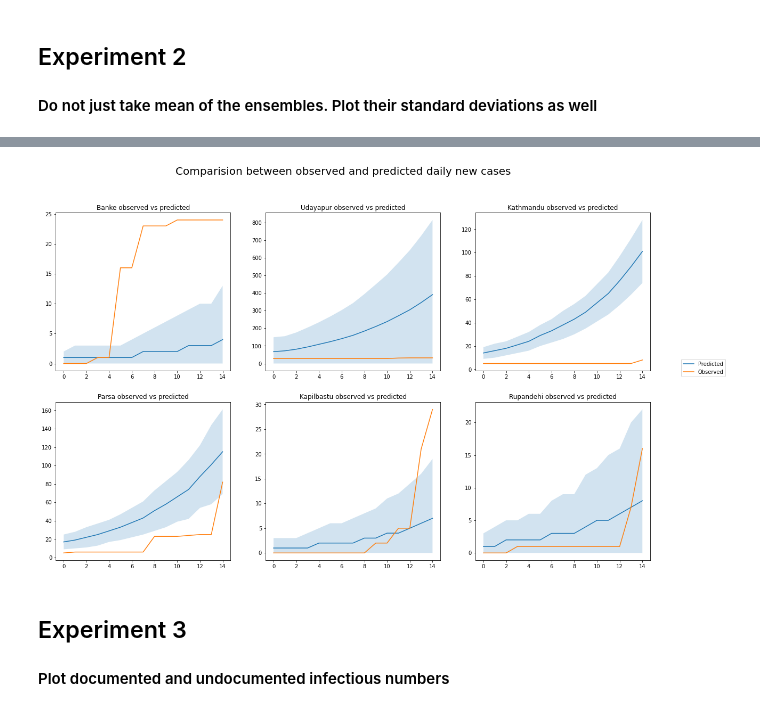
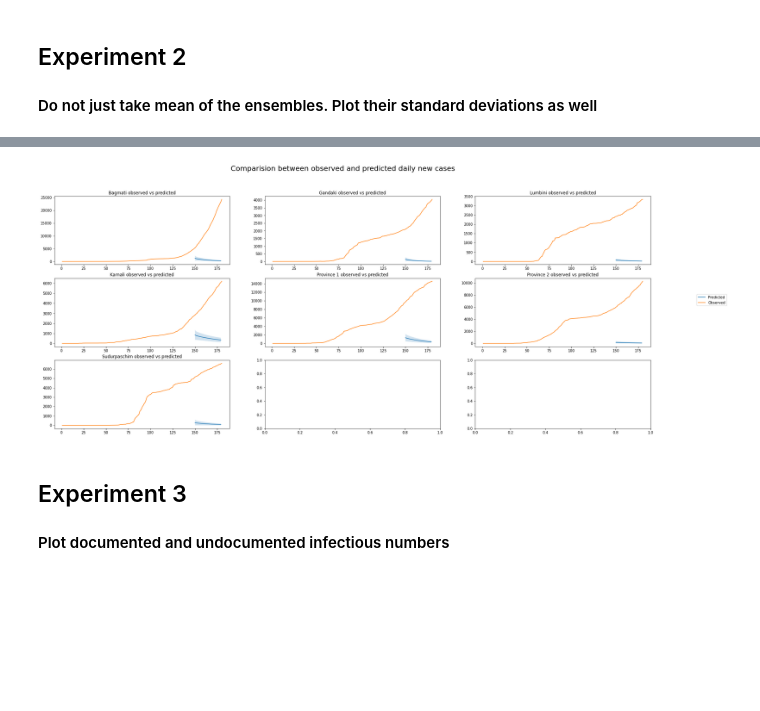
Before and after one commit to PPrasai/SEIR-simulation, a Jupyter notebook: SEIR-intercity.ipynb, the cells around one changed output, grey strips where cells are left out. Drawn from its saved outputs; the diff is of its cells as text; code cells hidden in the pictures; blank space fills up the shorter version.

Commit message:
(experiment) implements initialization fix experiment.

```diff
--- a/SEIR-intercity.ipynb
+++ b/SEIR-intercity.ipynb
@@ -194,8 +197,8 @@ mobility_matrix_over_time = get_mobility_matrix(1,31)
 # %% [markdown]
 Finally take the observed infections and make an [L, T] table.
 # %%
-# Remove the date parameter and take the first 14 days.
-observed_daily_infectious_count = raw_incidence.to_numpy()[:30, :]
+# Remove the date parameter and take the first 150 days.
+observed_daily_infectious_count = raw_incidence.to_numpy()[:150, :]
 observed_daily_infectious_count = np.transpose(
     observed_daily_infectious_count).astype(np.float32)
 # %% [markdown]
@@ -1024,18 +1155,18 @@ plt.show()
 ## Predictions time!
 # %%
 # create some np arrays for validation
-# we will use data for last 15 days
+# we will use data for last 30 days
 
-val_observed_daily_infectious_count = raw_incidence.to_numpy()[30:, :]
+val_observed_daily_infectious_count = raw_incidence.to_numpy()
 val_observed_daily_infectious_count = np.transpose(
     val_observed_daily_infectious_count).astype(np.float32)
 
-val_mobility_matrix_over_time = get_mobility_matrix(31, 46)
+val_mobility_matrix_over_time = get_mobility_matrix(150, 180)
 
-print('Mobility Matrix over time should have shape (75, 75, 15): {}'.format(
+print('Mobility Matrix over time should have shape (7, 7, 30): {}'.format(
     val_mobility_matrix_over_time.shape))
-print('Observed Infectious should have shape (75, 15): {}'.format(
+print('Observed Infectious should have shape (7, 180): {}'.format(
     val_observed_daily_infectious_count.shape))
-print('Initial population should have shape (75): {}'.format(
+print('Initial population should have shape (7): {}'.format(
     initial_population.shape))
 # %% [output]
@@ -1087,7 +1247,7 @@ curr_state = model_state
 daily_infectious_counts = []
 daily_new_infectious_delta = []
 
-for i in range(15):
+for i in range(30):
     next_state_delta = sample_state_deltas(curr_state, initial_population, val_mobility_matrix_over_time[:,:,i], model_params, 0)
     next_state = SEIRComponents(
         susceptible=np.array(curr_state.susceptible) + np.array(next_state_delta.susceptible),
@@ -1198,7 +1349,7 @@ t_daily_infectious_counts = []
 t_daily_new_infectious_delta = []
 t_undocumented_infectious = []
 
-for i in range(15):
+for i in range(30):
     t_next_state_delta = sample_state_deltas(t_curr_state, initial_population, val_mobility_matrix_over_time[:,:,i], model_params, 0)
     t_next_state = SEIRComponents(
         susceptible=np.array(t_curr_state.susceptible) + np.array(t_next_state_delta.susceptible),
@@ -1235,50 +1386,55 @@ d_mean.shape
 # %%
-fig, axs = plt.subplots(2, 3, figsize=(20,12))
+fig, axs = plt.subplots(3, 3, figsize=(30,12))
 
-axs[0, 0].plot(d_mean[:, 6], label='Predicted')
-axs[0, 0].plot(val_observed_daily_infectious_count[6, :], label='Observed')
-axs[0, 0].fill_between(np.arange(0,15,1), d_upper[:, 6], d_lower[:, 6], alpha=0.2)
-axs[0, 0].set_title('Banke observed vs predicted')
+axs[0, 0].plot(x_val, d_mean[:, 0], label='Predicted')
+axs[0, 0].plot(x_obs, val_observed_daily_infectious_count[0, :], label='Observed')
+axs[0, 0].fill_between(np.arange(150,180,1), d_upper[:, 0], d_lower[:, 0], alpha=0.2)
+axs[0, 0].set_title('Bagmati observed vs predicted')
 
-axs[0, 1].plot(d_mean[:, UDAYAPUR_IDX], label='Predicted')
-axs[0, 1].plot(val_observed_daily_infectious_count[UDAYAPUR_IDX, :], label='Observed')
-axs[0, 1].fill_between(np.arange(0,15,1), d_upper[:, UDAYAPUR_IDX], d_lower[:, UDAYAPUR_IDX], alpha=0.2)
-axs[0, 1].set_title('Udayapur observed vs predicted')
+axs[0, 1].plot(x_val, d_mean[:, 1], label='Predicted')
+axs[0, 1].plot(x_obs, val_observed_daily_infectious_count[1, :], label='Observed')
+axs[0, 1].fill_between(np.arange(150,180,1), d_upper[:, 1], d_lower[:, 1], alpha=0.2)
+axs[0, 1].set_title('Gandaki observed vs predicted')
 
-axs[0, 2].plot(d_mean[:, 34], label='Predicted')
-axs[0, 2].plot(val_observed_daily_infectious_count[34, :], label='Observed')
-axs[0, 2].fill_between(np.arange(0,15,1), d_upper[:, 34], d_lower[:, 34], alpha=0.2)
-axs[0, 2].set_title('Kathmandu observed vs predicted')
+axs[0, 2].plot(x_val, d_mean[:, 2], label='Predicted')
+axs[0, 2].plot(x_obs, val_observed_daily_infectious_count[2, :], label='Observed')
+axs[0, 2].fill_between(np.arange(150,180,1), d_upper[:, 2], d_lower[:, 2], alpha=0.2)
+axs[0, 2].set_title('Lumbini observed vs predicted')
 
-axs[1, 0].plot(d_mean[:, 51], label='Predicted')
-axs[1, 0].plot(val_observed_daily_infectious_count[51, :], label='Observed')
-axs[1, 0].fill_between(np.arange(0,15,1), d_upper[:, 51], d_lower[:, 51], alpha=0.2)
-axs[1, 0].set_title('Parsa observed vs predicted')
+axs[1, 0].plot(x_val, d_mean[:, 3], label='Predicted')
+axs[1, 0].plot(x_obs, val_observed_daily_infectious_count[3, :], label='Observed')
+axs[1, 0].fill_between(np.arange(150,180,1), d_upper[:, 3], d_lower[:, 3], alpha=0.2)
+axs[1, 0].set_title('Karnali observed vs predicted')
 
-axs[1, 1].plot(d_mean[:, 32], label='Predicted')
-axs[1, 1].plot(val_observed_daily_infectious_count[32, :], label='Observed')
-axs[1, 1].fill_between(np.arange(0,15,1), d_upper[:, 32], d_lower[:, 32], alpha=0.2)
-axs[1, 1].set_title('Kapilbastu observed vs predicted')
+axs[1, 1].plot(x_val, d_mean[:, 4], label='Predicted')
+axs[1, 1].plot(x_obs, val_observed_daily_infectious_count[4, :], label='Observed')
+axs[1, 1].fill_between(np.arange(150,180,1), d_upper[:, 4], d_lower[:, 4], alpha=0.2)
+axs[1, 1].set_title('Province 1 observed vs predicted')
 
-axs[1, 2].plot(d_mean[:, 59], label='Predicted')
-axs[1, 2].plot(val_observed_daily_infectious_count[59, :], label='Observed')
-axs[1, 2].fill_between(np.arange(0,15,1), d_upper[:, 59], d_lower[:, 59], alpha=0.2)
-axs[1, 2].set_title('Rupandehi observed vs predicted')
+axs[1, 2].plot(x_val, d_mean[:, 5], label='Predicted')
+axs[1, 2].plot(x_obs, val_observed_daily_infectious_count[5, :], label='Observed')
+axs[1, 2].fill_between(np.arange(150,180,1), d_upper[:, 5], d_lower[:, 5], alpha=0.2)
+axs[1, 2].set_title('Province 2 observed vs predicted')
+
+axs[2, 0].plot(x_val, d_mean[:, 6], label='Predicted')
+axs[2, 0].plot(x_obs, val_observed_daily_infectious_count[6, :], label='Observed')
+axs[2, 0].fill_between(np.arange(150,180,1), d_upper[:, 6], d_lower[:, 6], alpha=0.2)
+axs[2, 0].set_title('Sudurpaschim observed vs predicted')
 
 lines = []
 labels = []
 
 for ax in fig.axes[:1]:
     axLine, axLabel = ax.get_legend_handles_labels()
     lines.extend(axLine)
     labels.extend(axLabel)
 
 fig.legend(lines, labels, loc = 'center right')
 fig.suptitle('Comparision between observed and predicted daily new cases', fontsize=20)
 
-fig.savefig('../saved_plots/obs-vs-pred-new-cases.jpg')
+fig.savefig('obs-vs-pred-new-cases.jpg')
 # %% [output]
-[figure, old version]
+[figure, new version]
 # %% [markdown]
 ## Experiment 3
 #### Plot documented and undocumented infectious numbers
```
Also changed, not shown: parts of 40 cells of this notebook.
